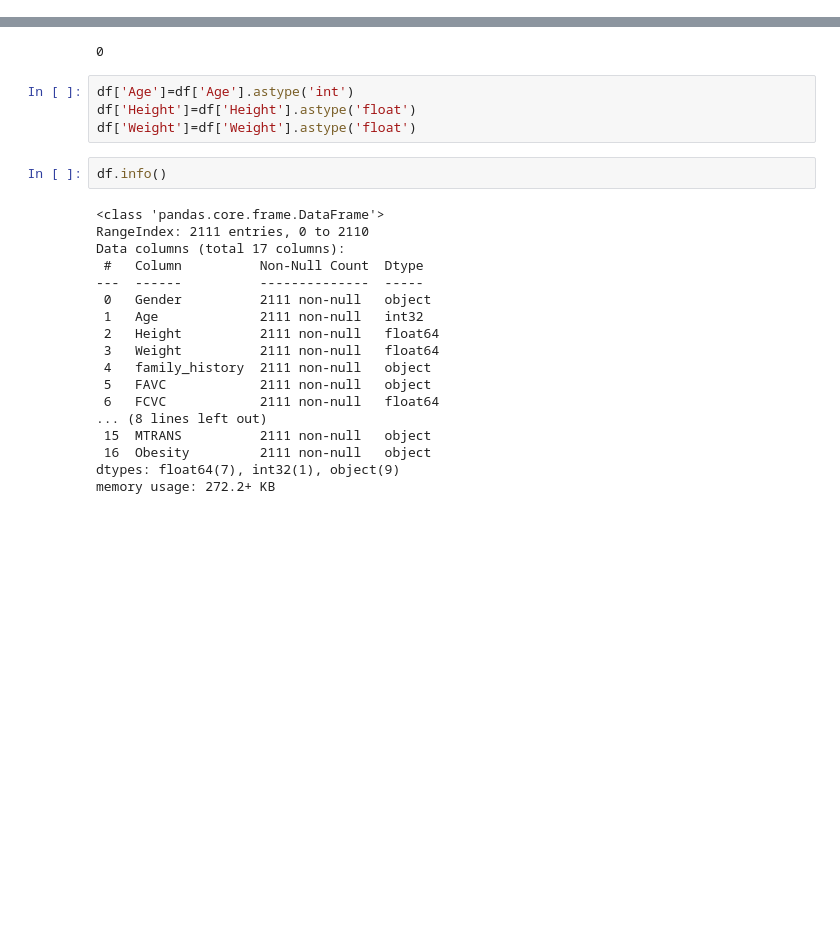
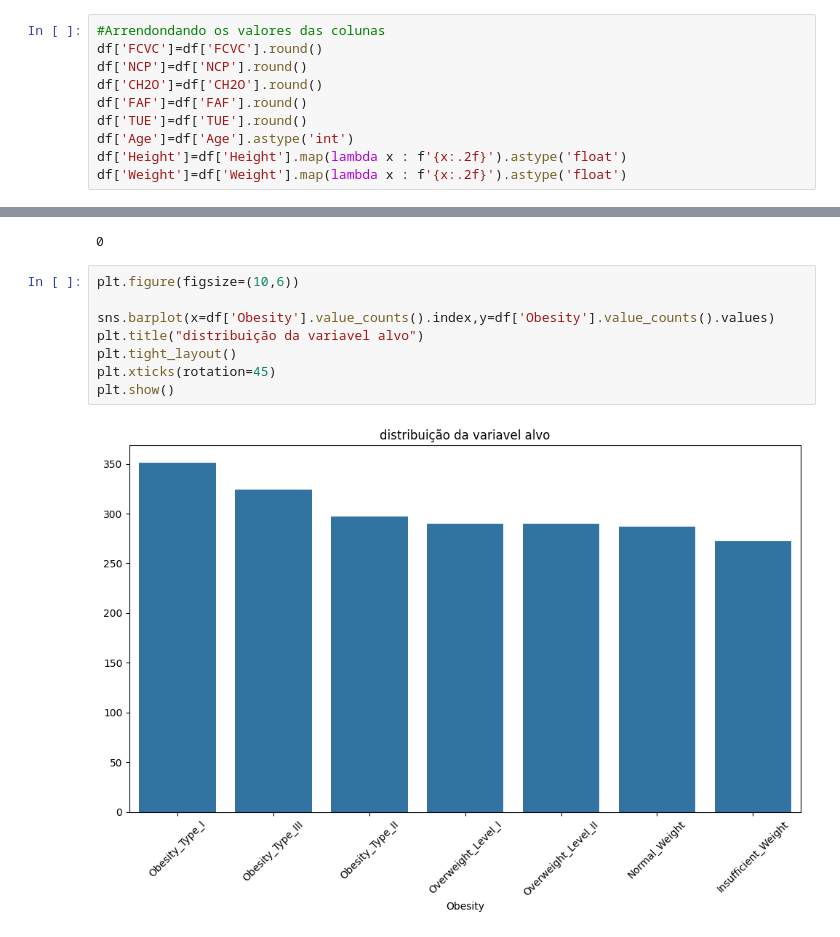
Before and after one commit to Gpiratelo25/TC4-obesity-model, a Jupyter notebook: TratamentoDados-Obesity.ipynb, the cells around one changed output, grey strips where cells are left out. Cells and saved outputs as stored; diff of their text form; blank space fills up the shorter version.

```diff
--- a/TratamentoDados-Obesity.ipynb
+++ b/TratamentoDados-Obesity.ipynb
@@ -15,30 +43,26 @@ df.head()
+# %%
+#Arrendondando os valores das colunas
+df['FCVC']=df['FCVC'].round()
+df['NCP']=df['NCP'].round()
+df['CH2O']=df['CH2O'].round()
+df['FAF']=df['FAF'].round()
+df['TUE']=df['TUE'].round()
+df['Age']=df['Age'].astype('int')
+df['Height']=df['Height'].map(lambda x : f'{x:.2f}').astype('float')
+df['Weight']=df['Weight'].map(lambda x : f'{x:.2f}').astype('float')
 # %%
 #Verificar se existem valores nulos
 
 df.isna().sum().sum()
 # %% [output]
 0
-# %%
-df['Age']=df['Age'].astype('int')
-df['Height']=df['Height'].astype('float')
-df['Weight']=df['Weight'].astype('float')
-# %%
-df.info()
-# %% [output]
-<class 'pandas.core.frame.DataFrame'>
-RangeIndex: 2111 entries, 0 to 2110
-Data columns (total 17 columns):
- #   Column          Non-Null Count  Dtype
----  ------          --------------  -----
- 0   Gender          2111 non-null   object
- 1   Age             2111 non-null   int32
- 2   Height          2111 non-null   float64
- 3   Weight          2111 non-null   float64
- 4   family_history  2111 non-null   object
- 5   FAVC            2111 non-null   object
- 6   FCVC            2111 non-null   float64
-... (8 lines left out)
- 15  MTRANS          2111 non-null   object
- 16  Obesity         2111 non-null   object
-dtypes: float64(7), int32(1), object(9)
-memory usage: 272.2+ KB
+# %%
+plt.figure(figsize=(10,6))
+
+sns.barplot(x=df['Obesity'].value_counts().index,y=df['Obesity'].value_counts().values)
+plt.title("distribuição da variavel alvo")
+plt.tight_layout()
+plt.xticks(rotation=45)
+plt.show()
+# %% [output]
+[figure, added]
```
Also changed, not shown: parts of 9 cells of this notebook.
